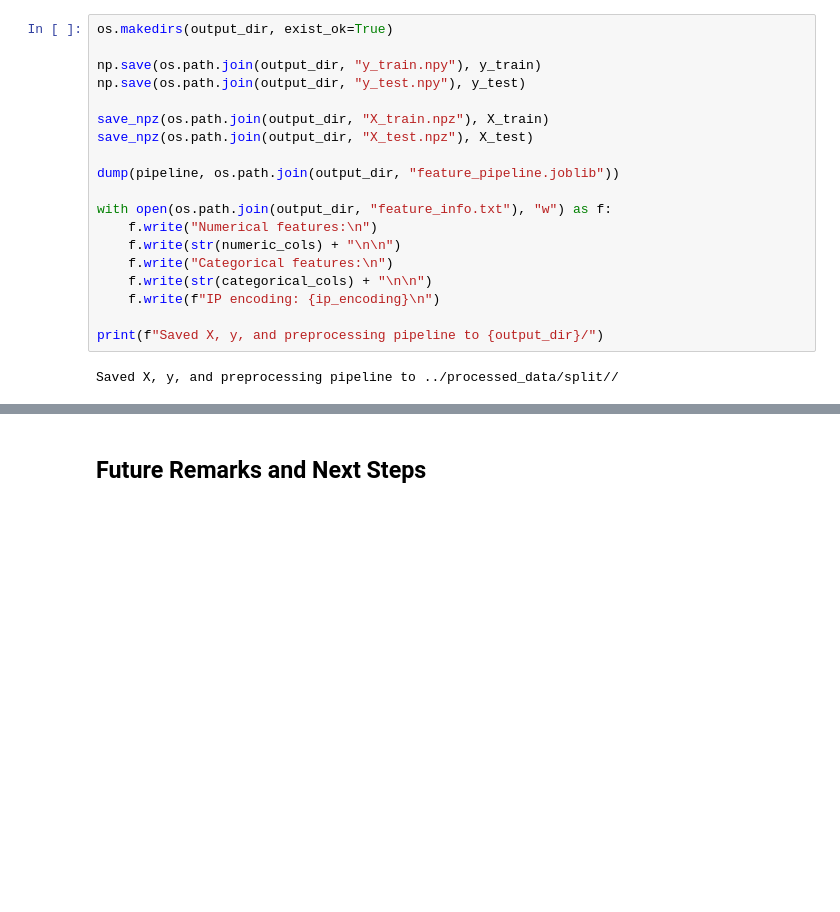
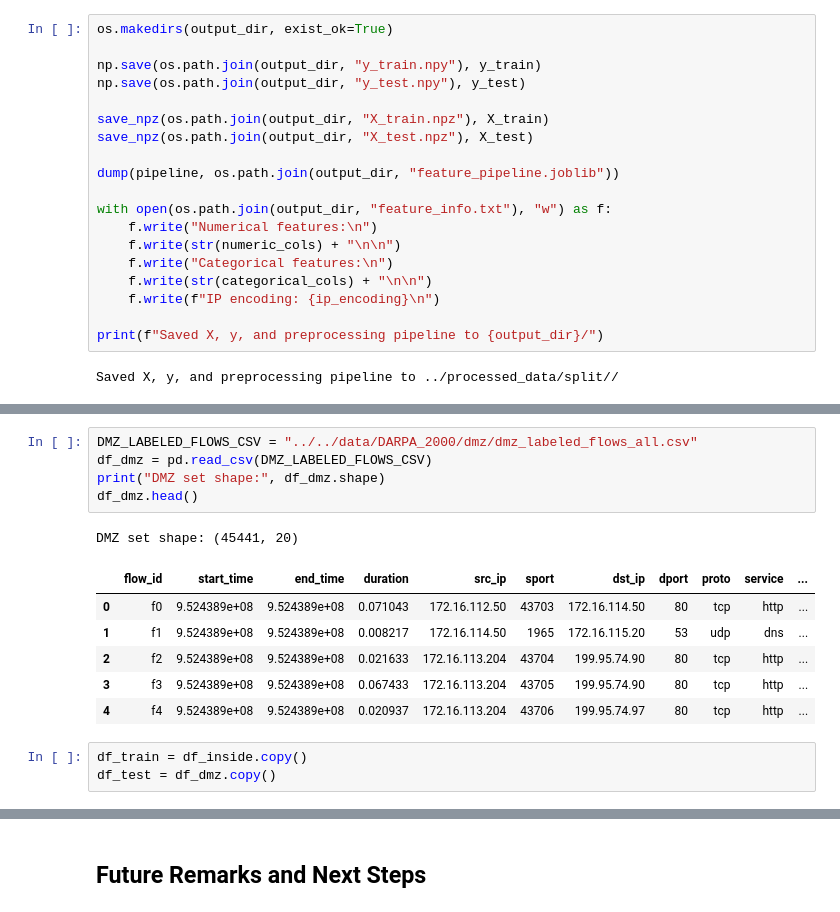
Before and after one commit to sofiaburkow/DeepChronos, a Jupyter notebook: experiments/features/prepare_data.ipynb, the cells around one changed output, grey strips where cells are left out. Saved outputs shown, nothing was run; the diff lists cells and outputs as text; blank space fills up the shorter version.

Commit message:
process insidedmz datasets

```diff
--- a/experiments/features/prepare_data.ipynb
+++ b/experiments/features/prepare_data.ipynb
@@ -235,0 +264,16 @@ Saved X, y, and preprocessing pipeline to ../processed_data/split//
+# %%
+DMZ_LABELED_FLOWS_CSV = "../../data/DARPA_2000/dmz/dmz_labeled_flows_all.csv"
+df_dmz = pd.read_csv(DMZ_LABELED_FLOWS_CSV)
+print("DMZ set shape:", df_dmz.shape)
+df_dmz.head()
+# %% [output]
+DMZ set shape: (45441, 20)
+|  | flow_id | start_time | end_time | duration | src_ip | sport | dst_ip | dport | proto | service | ... |
+| 0 | f0 | 9.524389e+08 | 9.524389e+08 | 0.071043 | 172.16.112.50 | 43703 | 172.16.114.50 | 80 | tcp | http | ... |
+| 1 | f1 | 9.524389e+08 | 9.524389e+08 | 0.008217 | 172.16.114.50 | 1965 | 172.16.115.20 | 53 | udp | dns | ... |
+| 2 | f2 | 9.524389e+08 | 9.524389e+08 | 0.021633 | 172.16.113.204 | 43704 | 199.95.74.90 | 80 | tcp | http | ... |
+| 3 | f3 | 9.524389e+08 | 9.524389e+08 | 0.067433 | 172.16.113.204 | 43705 | 199.95.74.90 | 80 | tcp | http | ... |
+| 4 | f4 | 9.524389e+08 | 9.524389e+08 | 0.020937 | 172.16.113.204 | 43706 | 199.95.74.97 | 80 | tcp | http | ... |
+# %%
+df_train = df_inside.copy()
+df_test = df_dmz.copy()
```
Also changed, not shown: parts of 12 cells of this notebook.
